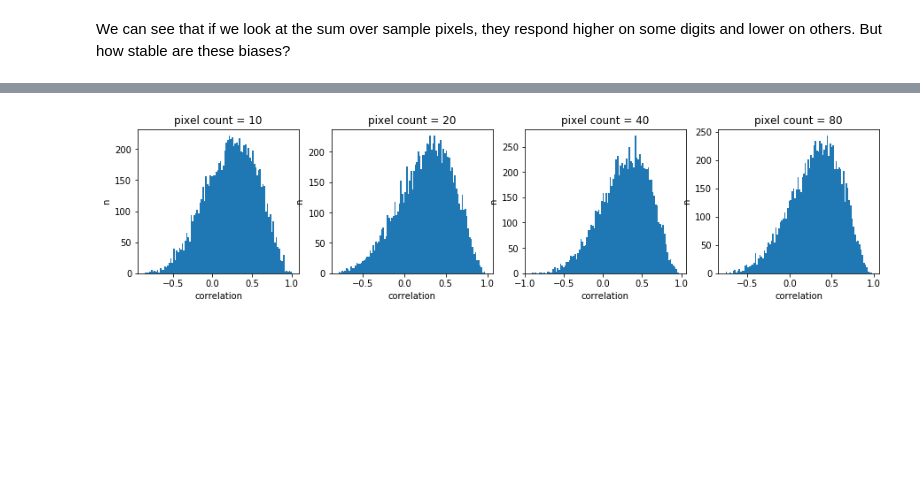
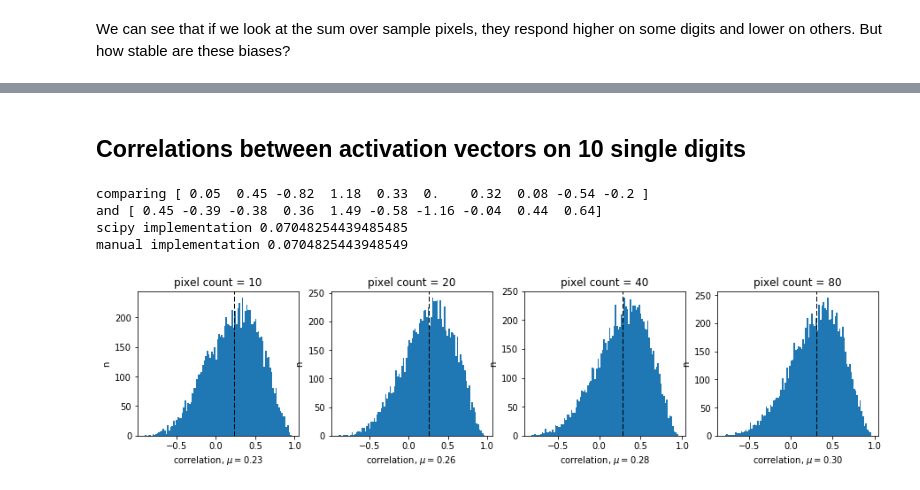
Before and after one commit to n0c1urne/mnist-nest, a Jupyter notebook: 1 - correlations/Correlations in pixel samples from MNIST digits.ipynb, the cells around one changed output, grey strips where cells are left out. Drawn from its saved outputs; the diff is of its cells as text; code cells hidden in the pictures; blank space fills up the shorter version.

```diff
--- a/1 - correlations/Correlations in pixel samples from MNIST digits.ipynb
+++ b/1 - correlations/Correlations in pixel samples from MNIST digits.ipynb
@@ -161,0 +88,4 @@ Alternatively, here I create 2 sample digit sets, each containing an example for
+# %%
+activations_per_digit = [[], [], [], [], [], [], [], [], [], [],]
+for i in range(x_train.shape[0]):
+    activations_per_digit[y_train[i]].append(activation(x_train[i], sample))
@@ -162,3 +99,31 @@ Alternatively, here I create 2 sample digit sets, each containing an example for
+# %% [markdown]
+## Correlations between activation vectors on 10 single digits
+# %%
+# manual implementation of pearsonr, just to be sure
+def pcc(X, Y):
+
+    X -= X.mean(0)
+    Y -= Y.mean(0)
+
+    # Standardise X and Y
+    X /= X.std(0)
+    Y /= Y.std(0)
+
+    # Compute mean product
+    return np.mean(X*Y)
+
+v1 = np.random.normal(size=10)
+v2 = np.random.normal(size=10)
+
+# compare to reference implementation
+print("comparing", v1, "\nand", v2)
+print("scipy implementation", pearsonr(v1, v2)[0])
+print("manual implementation", pcc(v1, v2))
+# %% [output]
+comparing [ 0.05  0.45 -0.82  1.18  0.33  0.    0.32  0.08 -0.54 -0.2 ]
+and [ 0.45 -0.39 -0.38  0.36  1.49 -0.58 -1.16 -0.04  0.44  0.64]
+scipy implementation 0.07048254439485485
+manual implementation 0.0704825443948549
 # %%
 # prepare all the indicies for a specific digit class for lookup
 indices_by_digit_class = []
@@ -189,12 +154,14 @@ def collect_correlations2(pixel_count, num_samples = 10000):
             activations1.append(activation(x_train[index1], sample))
             activations2.append(activation(x_train[index2], sample))
 
-        # calc correlation
-        c = np.corrcoef(activations1, activations2)[0,1]
+        # calc pearson correlation
+        try:
+            # c = pearsonr(activations1, activations2)[0]
+            c = pcc(np.array(activations1), np.array(activations2))
+            correlations.append(c)
+        except:
+            pass # skip values where one of the vectors is the zero vector
 
-        # check: correlation can be nan if both vectors are all 0.0
-        if not np.isnan(c):
-            correlations.append(c)
 
     return correlations
 
@@ -203,11 +170,12 @@ correlations = list(map(collect_correlations2, pixel_counts))
 # %%
 plt.figure(figsize=(15,3))
 
 for i, pixel_count in enumerate(pixel_counts):
     ax = plt.subplot(1,4,i+1)
     ax.set_title("pixel count = "+str(pixel_count))
     ax.hist(correlations[i], bins=100)
-    ax.set_xlabel('correlation')
+    ax.set_xlabel('correlation, $\mu ='+'{:20,.2f}'.format(np.mean(correlations[i]))+'$')
     ax.set_ylabel('n')
+    ax.axvline(np.mean(correlations[i]), color='k', linestyle='dashed', linewidth=1)
 # %% [output]
-[figure, old version]
+[figure, new version]
```
Also changed, not shown: parts of 15 cells of this notebook.
